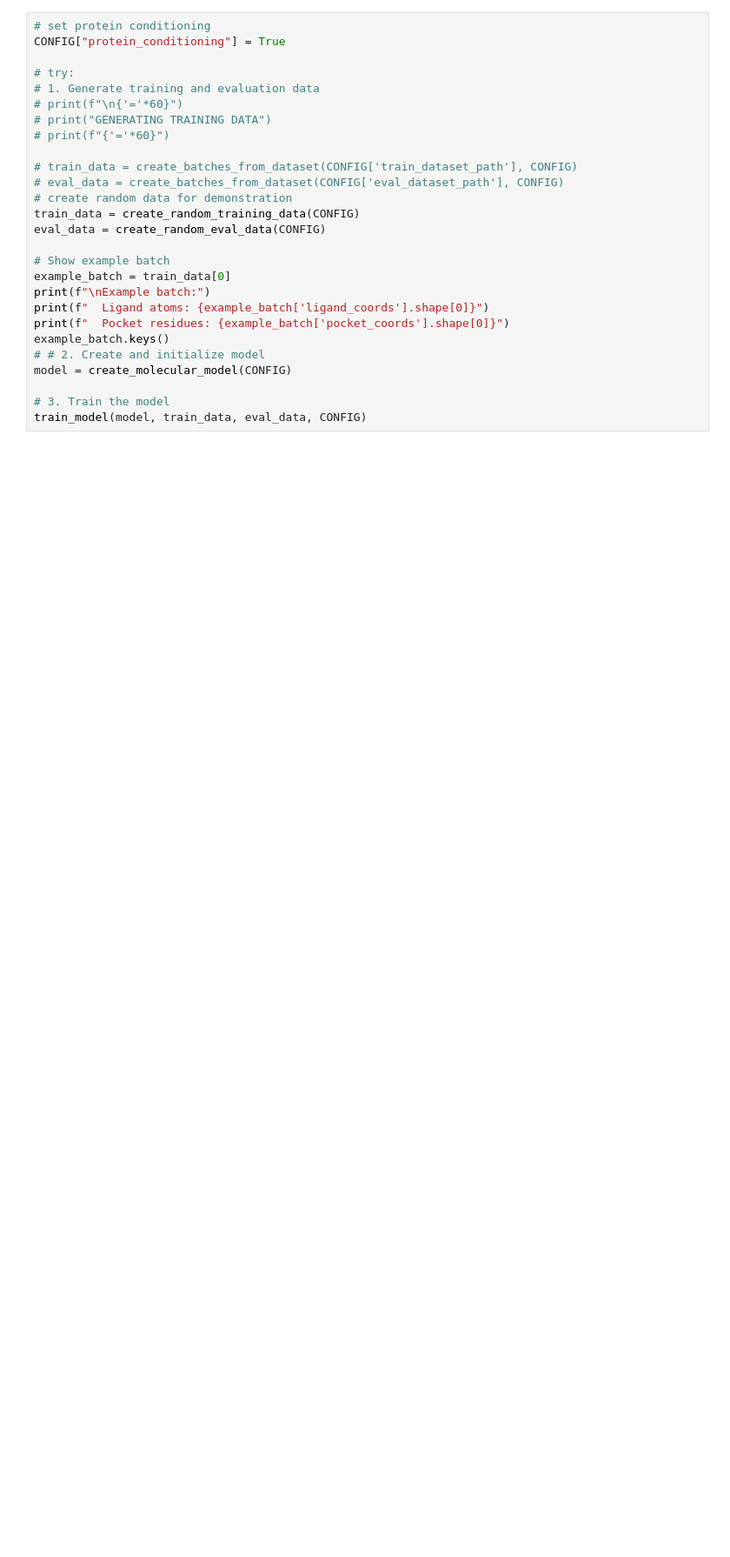
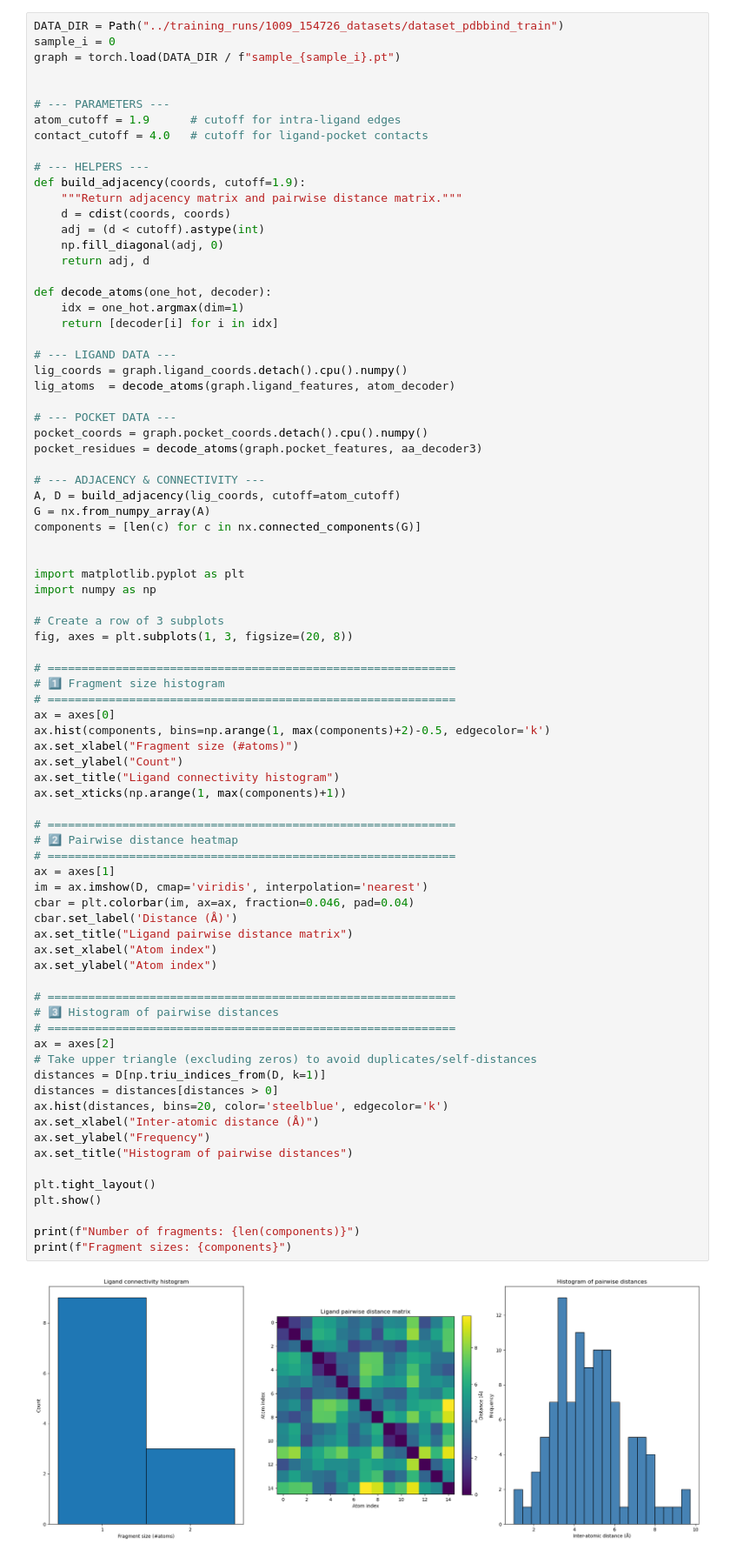
Before and after one commit to victor-armegioiu/OOD-Detection-in-Molecular-Complexes-via-Diffusion-Models-for-Irregular-Graphs, a Jupyter notebook: notebooks/pocket_conditional_implementation.ipynb, the cells around one changed output. Shown: that part at 87% size. Drawn from its saved outputs; the diff is of its cells as text; blank space fills up the shorter version.

Commit message:
start debugging fragmentation issue

```diff
--- a/notebooks/pocket_conditional_implementation.ipynb
+++ b/notebooks/pocket_conditional_implementation.ipynb
@@ -59,28 +179,82 @@ except Exception as e:
 # %%
-# set protein conditioning
-CONFIG["protein_conditioning"] = True
+DATA_DIR = Path("../training_runs/1009_154726_datasets/dataset_pdbbind_train")
+sample_i = 0
+graph = torch.load(DATA_DIR / f"sample_{sample_i}.pt")
 
-# try:
-# 1. Generate training and evaluation data
-# print(f"\n{'='*60}")
-# print("GENERATING TRAINING DATA")
-# print(f"{'='*60}")
 
-# train_data = create_batches_from_dataset(CONFIG['train_dataset_path'], CONFIG)
-# eval_data = create_batches_from_dataset(CONFIG['eval_dataset_path'], CONFIG)
-# create random data for demonstration
-train_data = create_random_training_data(CONFIG)
-eval_data = create_random_eval_data(CONFIG)
+# --- PARAMETERS ---
+atom_cutoff = 1.9      # cutoff for intra-ligand edges
+contact_cutoff = 4.0   # cutoff for ligand-pocket contacts
 
-# Show example batch
-example_batch = train_data[0]
-print(f"\nExample batch:")
-print(f"  Ligand atoms: {example_batch['ligand_coords'].shape[0]}")
-print(f"  Pocket residues: {example_batch['pocket_coords'].shape[0]}")
-example_batch.keys()
-# # 2. Create and initialize model
-model = create_molecular_model(CONFIG)
+# --- HELPERS ---
+def build_adjacency(coords, cutoff=1.9):
+    """Return adjacency matrix and pairwise distance matrix."""
+    d = cdist(coords, coords)
+    adj = (d < cutoff).astype(int)
+    np.fill_diagonal(adj, 0)
+    return adj, d
 
-# 3. Train the model
-train_model(model, train_data, eval_data, CONFIG)
+def decode_atoms(one_hot, decoder):
+    idx = one_hot.argmax(dim=1)
+    return [decoder[i] for i in idx]
+
+# --- LIGAND DATA ---
+lig_coords = graph.ligand_coords.detach().cpu().numpy()
+lig_atoms  = decode_atoms(graph.ligand_features, atom_decoder)
+
+# --- POCKET DATA ---
+pocket_coords = graph.pocket_coords.detach().cpu().numpy()
+pocket_residues = decode_atoms(graph.pocket_features, aa_decoder3)
+
+# --- ADJACENCY & CONNECTIVITY ---
+A, D = build_adjacency(lig_coords, cutoff=atom_cutoff)
+G = nx.from_numpy_array(A)
+components = [len(c) for c in nx.connected_components(G)]
+
+
+import matplotlib.pyplot as plt
+import numpy as np
+
+# Create a row of 3 subplots
+fig, axes = plt.subplots(1, 3, figsize=(20, 8))
+
+# ============================================================
+# 1️⃣ Fragment size histogram
+# ============================================================
+ax = axes[0]
+ax.hist(components, bins=np.arange(1, max(components)+2)-0.5, edgecolor='k')
+ax.set_xlabel("Fragment size (#atoms)")
+ax.set_ylabel("Count")
+ax.set_title("Ligand connectivity histogram")
+ax.set_xticks(np.arange(1, max(components)+1))
+
+# ============================================================
+# 2️⃣ Pairwise distance heatmap
+# ============================================================
+ax = axes[1]
+im = ax.imshow(D, cmap='viridis', interpolation='nearest')
+cbar = plt.colorbar(im, ax=ax, fraction=0.046, pad=0.04)
+cbar.set_label('Distance (Å)')
+ax.set_title("Ligand pairwise distance matrix")
+ax.set_xlabel("Atom index")
+ax.set_ylabel("Atom index")
+
+# ============================================================
+# 3️⃣ Histogram of pairwise distances
+# ============================================================
+ax = axes[2]
+# Take upper triangle (excluding zeros) to avoid duplicates/self-distances
+distances = D[np.triu_indices_from(D, k=1)]
+distances = distances[distances > 0]
+ax.hist(distances, bins=20, color='steelblue', edgecolor='k')
+ax.set_xlabel("Inter-atomic distance (Å)")
+ax.set_ylabel("Frequency")
+ax.set_title("Histogram of pairwise distances")
+
+plt.tight_layout()
+plt.show()
+
+print(f"Number of fragments: {len(components)}")
+print(f"Fragment sizes: {components}")
 # %% [output]
+[figure, added]
```
Also changed, not shown: parts of 5 cells of this notebook, 5 other files.
